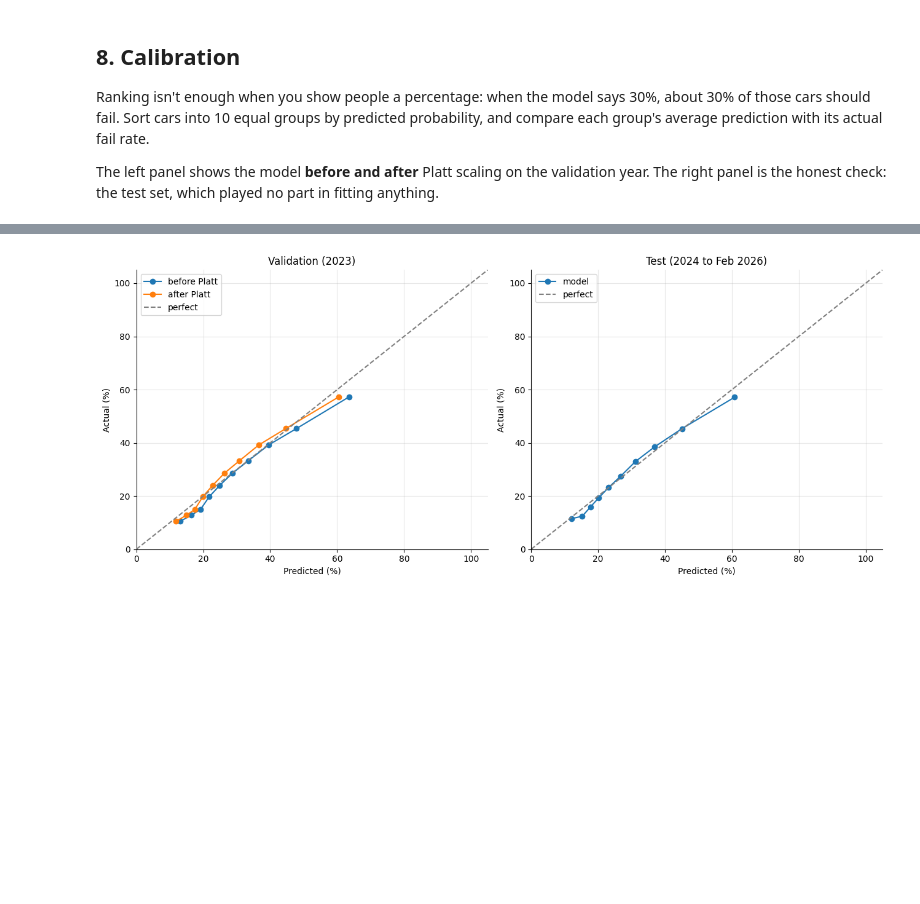
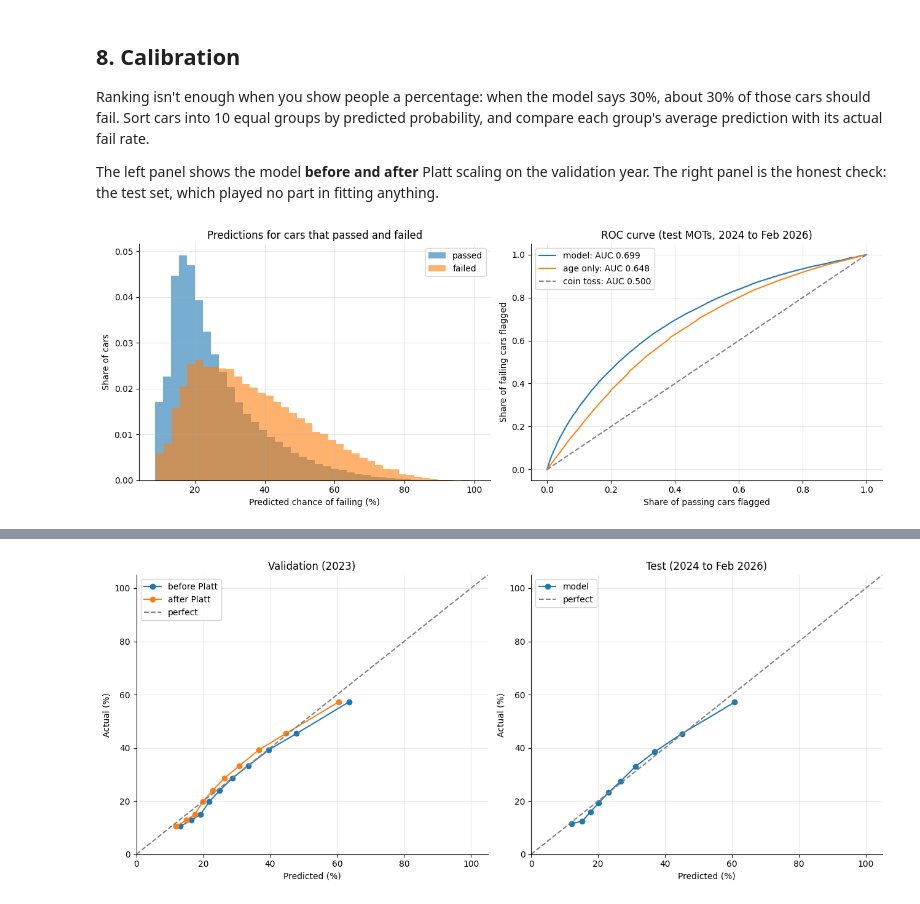
Before and after one commit to S-Azeem/MOT_failure_predictor_logistic, a Jupyter notebook: failure_model_walkthrough.ipynb, the cells around one changed output, grey strips where cells are left out. Saved outputs shown, nothing was run; the diff lists cells and outputs as text; code cells hidden in the pictures; blank space fills up the shorter version.

```diff
--- a/failure_model_walkthrough.ipynb
+++ b/failure_model_walkthrough.ipynb
@@ -301,0 +425,18 @@ saved in the model: mean = 0.752, SD = 0.906
+# %%
+prep = model["preprocessing"]
+coef = dict(zip(model["columns"], model["coefficients"]))
+units = {"age_years": (1, "per year"), "n_prior_fails": (1, "per fail"), "fails_last_3": (1, "per fail"),
+         "prev_odometer": (10_000, "per 10,000 miles"), "prev_fail_items": (1, "per fail item"),
+         "prev_advisories": (1, "per advisory"), "days_since_prev": (30, "per 30 days")}
+
+rows = []
+for f in NUMERIC:
+    b, mu, sd = coef[f], prep["means"][f], prep["sds"][f]
+    k, label = units[f]
+    rows.append({"feature": f, "mean μ": mu, "SD σ": sd,
+                 "β per SD": b, "OR per SD  e^β": np.exp(b),
+                 "β per unit  β/σ": b / sd,
+                 "readable unit": label, "OR per readable unit  e^(kβ/σ)": np.exp(k * b / sd)})
+scaling = pd.DataFrame(rows).set_index("feature")
+scaling.style.format({"mean μ": "{:,.2f}", "SD σ": "{:,.2f}", "β per SD": "{:+.3f}", "OR per SD  e^β": "×{:.2f}",
+                      "β per unit  β/σ": "{:+.6f}", "OR per readable unit  e^(kβ/σ)": "×{:.3f}"})
@@ -482,3 +633,24 @@ plt.tight_layout(); plt.show()
 Ranking isn't enough when you show people a percentage: when the model says 30%, about 30% of those cars should fail. Sort cars into 10 equal groups by predicted probability, and compare each group's average prediction with its actual fail rate.
 
 The left panel shows the model **before and after** Platt scaling on the validation year. The right panel is the honest check: the test set, which played no part in fitting anything.
+# %%
+y_test = test["target_failed"]
+p_base_test = test["age_years"].apply(age_key).map(age_rates)
+
+fig, (a1, a2) = plt.subplots(1, 2, figsize=(13, 4.8))
+a1.hist(test.loc[y_test == 0, "p"] * 100, bins=40, alpha=0.6, density=True, label="passed")
+a1.hist(test.loc[y_test == 1, "p"] * 100, bins=40, alpha=0.6, density=True, label="failed")
+a1.set(xlabel="Predicted chance of failing (%)", ylabel="Share of cars", title="Predictions for cars that passed and failed")
+a1.legend()
+
+for name, p in [("model", test["p"]), ("age only", p_base_test)]:
+    fpr, tpr, _ = roc_curve(y_test, p)
+    a2.plot(fpr, tpr, label=f"{name}: AUC {roc_auc_score(y_test, p):.3f}")
+a2.plot([0, 1], [0, 1], "--", color="grey", label="coin toss: AUC 0.500")
+a2.set(xlabel="Share of passing cars flagged", ylabel="Share of failing cars flagged", title="ROC curve (test MOTs, 2024 to Feb 2026)")
+a2.legend()
+plt.tight_layout()
+fig.savefig(Path("/Users/shaamiazeem/mot-site/images/roc-auc.png"), dpi=150, bbox_inches="tight")
+plt.show()
+# %% [output]
+[figure, added]
```
Also changed, not shown: parts of 12 cells of this notebook.
